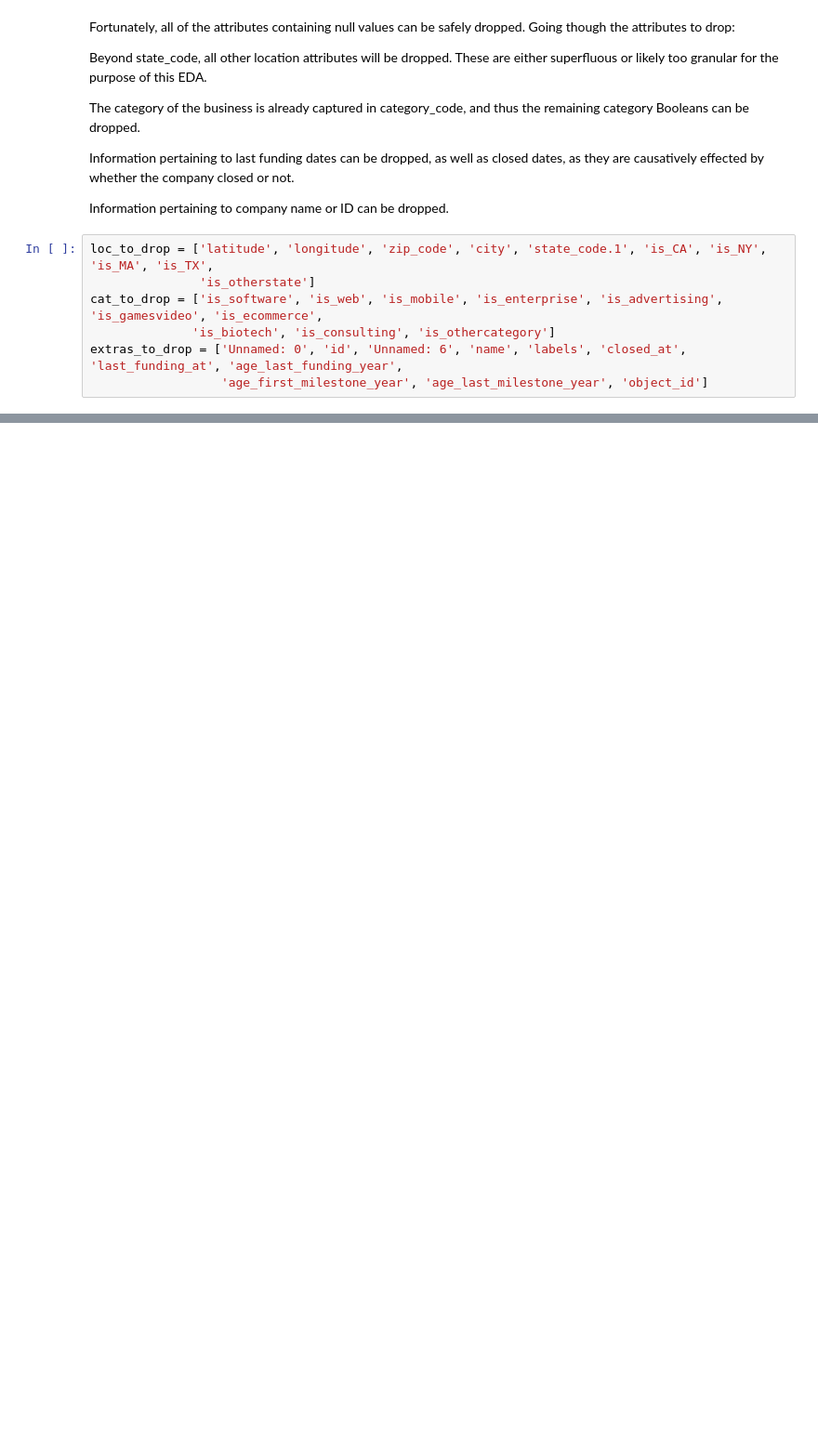
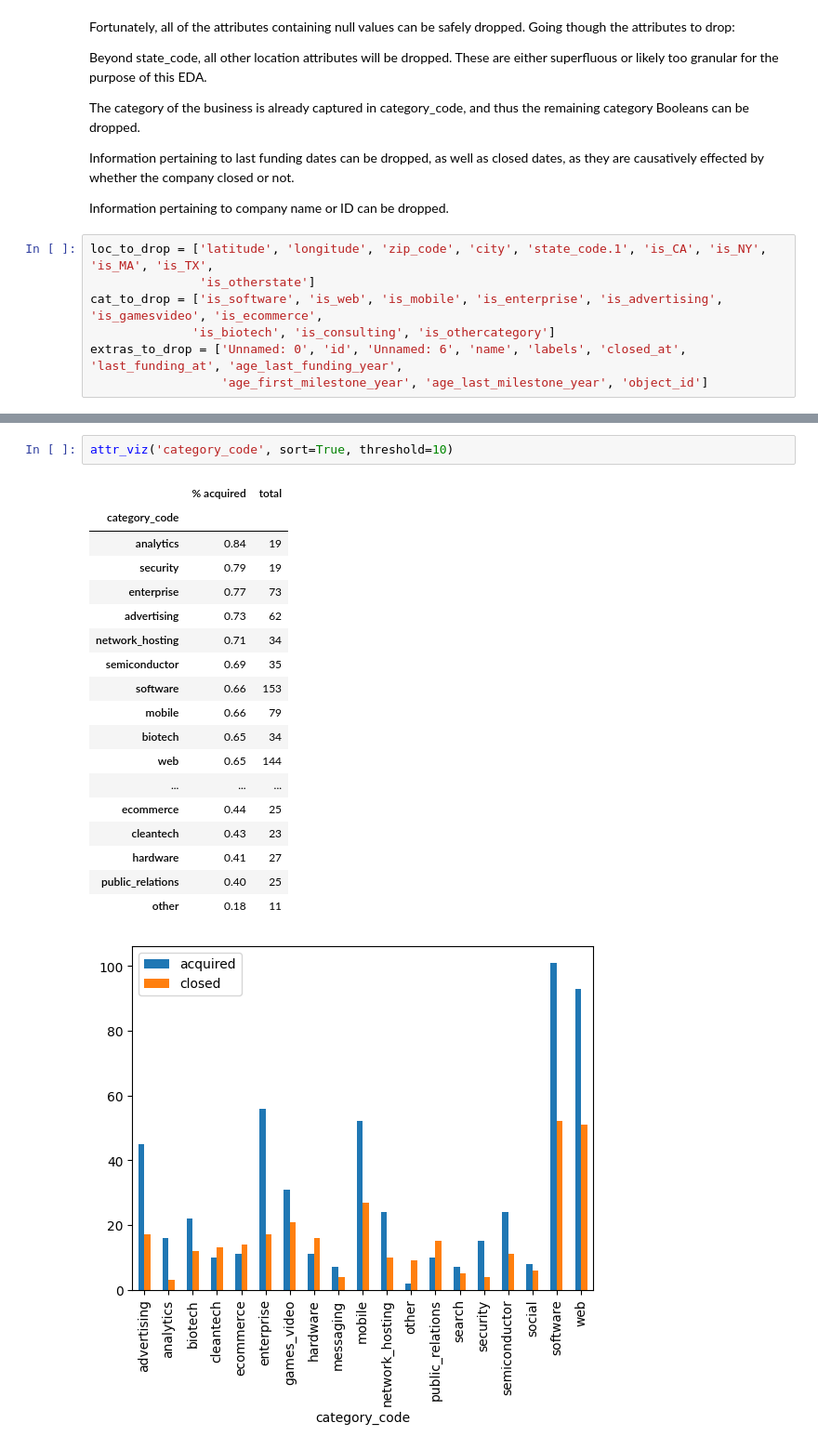
Before and after one commit to iansind/startup-success, a Jupyter notebook: EDA.ipynb, the cells around one changed output, grey strips where cells are left out. Shown: that part at 93% size. Cells and saved outputs as stored; diff of their text form; blank space fills up the shorter version.

```diff
--- a/EDA.ipynb
+++ b/EDA.ipynb
@@ -124,0 +116,22 @@ The dataset is now much cleaner with duplicate information removed.
+# %%
+attr_viz('category_code', sort=True, threshold=10)
+# %% [output]
+|  | % acquired | total |
+| category_code |  |  |
+| analytics | 0.84 | 19 |
+| security | 0.79 | 19 |
+| enterprise | 0.77 | 73 |
+| advertising | 0.73 | 62 |
+| network_hosting | 0.71 | 34 |
+| semiconductor | 0.69 | 35 |
+| software | 0.66 | 153 |
+| mobile | 0.66 | 79 |
+| biotech | 0.65 | 34 |
+| web | 0.65 | 144 |
+| ... | ... | ... |
+| ecommerce | 0.44 | 25 |
+| cleantech | 0.43 | 23 |
+| hardware | 0.41 | 27 |
+| public_relations | 0.40 | 25 |
+| other | 0.18 | 11 |
+[figure, added]
```
Also changed, not shown: parts of 13 cells of this notebook.
